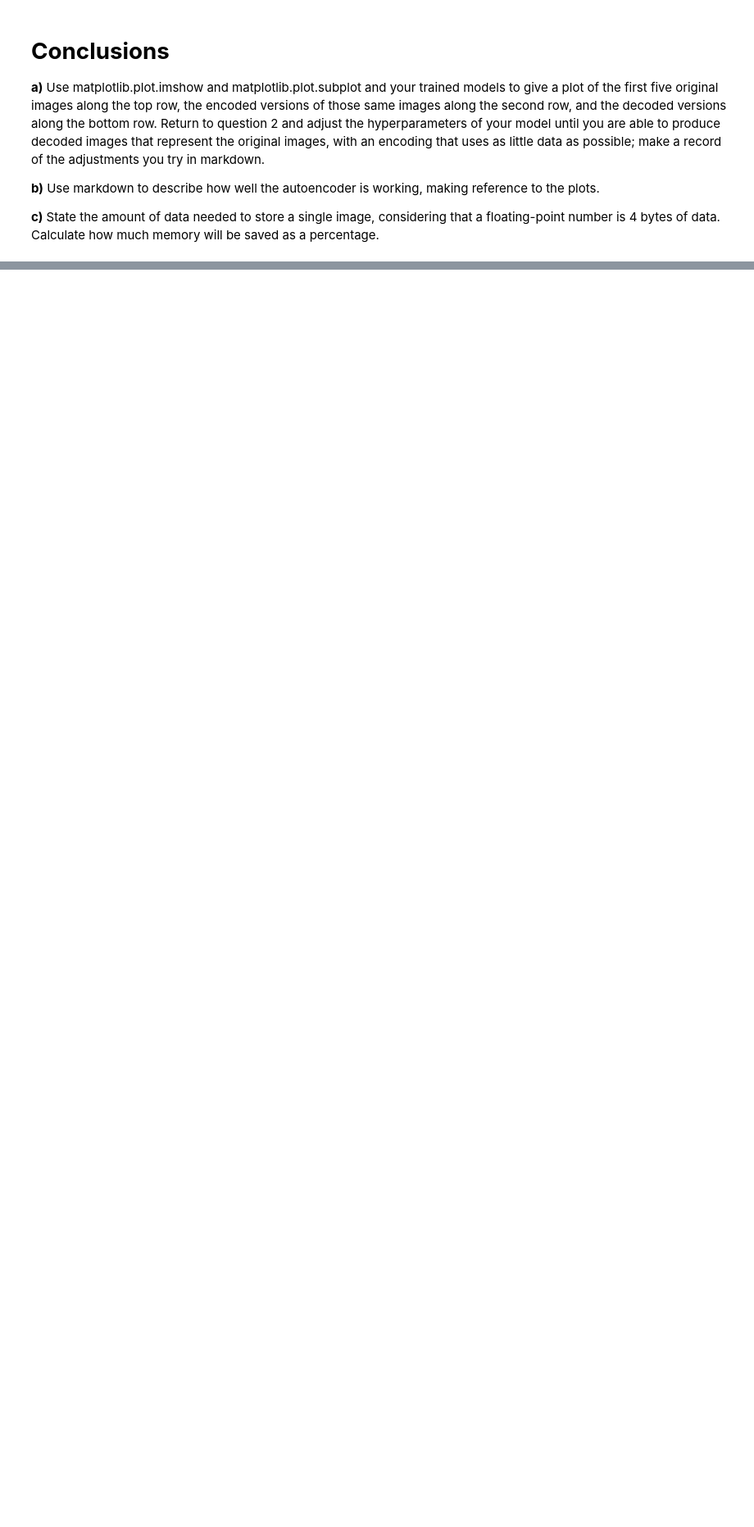
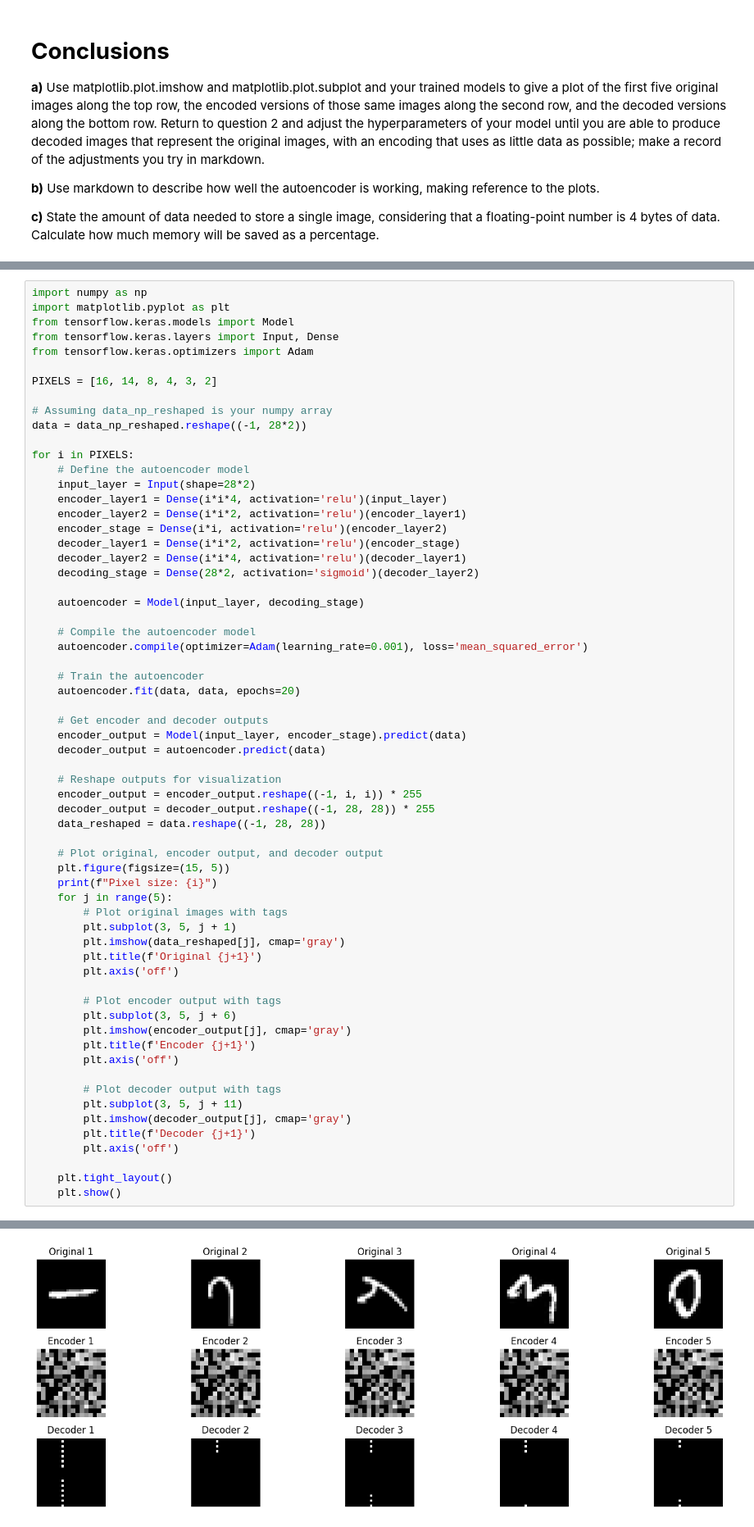
Before and after one commit to Fcazarez/RRC3_UML_Ass5_Autoencoders, a Jupyter notebook: UML_Ass5_Autoencoders_0378585_Felix_Cazarez.ipynb, the cells around one changed output, grey strips where cells are left out. Shown at 82% size. Cells and saved outputs as stored; diff of their text form; blank space fills up the shorter version.

```diff
--- a/UML_Ass5_Autoencoders_0378585_Felix_Cazarez.ipynb
+++ b/UML_Ass5_Autoencoders_0378585_Felix_Cazarez.ipynb
@@ -233,0 +243,64 @@ plt.show()
+# %%
+import numpy as np
+import matplotlib.pyplot as plt
+from tensorflow.keras.models import Model
+from tensorflow.keras.layers import Input, Dense
+from tensorflow.keras.optimizers import Adam
+
+PIXELS = [16, 14, 8, 4, 3, 2]
+
+# Assuming data_np_reshaped is your numpy array
+data = data_np_reshaped.reshape((-1, 28*2))
+
+for i in PIXELS:
+    # Define the autoencoder model
+    input_layer = Input(shape=28*2)
+    encoder_layer1 = Dense(i*i*4, activation='relu')(input_layer)
+    encoder_layer2 = Dense(i*i*2, activation='relu')(encoder_layer1)
+    encoder_stage = Dense(i*i, activation='relu')(encoder_layer2)
+    decoder_layer1 = Dense(i*i*2, activation='relu')(encoder_stage)
+    decoder_layer2 = Dense(i*i*4, activation='relu')(decoder_layer1)
+    decoding_stage = Dense(28*2, activation='sigmoid')(decoder_layer2)
+
+    autoencoder = Model(input_layer, decoding_stage)
+
+    # Compile the autoencoder model
+    autoencoder.compile(optimizer=Adam(learning_rate=0.001), loss='mean_squared_error')
+
+    # Train the autoencoder
+    autoencoder.fit(data, data, epochs=20)
+
+    # Get encoder and decoder outputs
+    encoder_output = Model(input_layer, encoder_stage).predict(data)
+    decoder_output = autoencoder.predict(data)
+
+    # Reshape outputs for visualization
+    encoder_output = encoder_output.reshape((-1, i, i)) * 255
+    decoder_output = decoder_output.reshape((-1, 28, 28)) * 255
+    data_reshaped = data.reshape((-1, 28, 28))
+
+    # Plot original, encoder output, and decoder output
+    plt.figure(figsize=(15, 5))
+    print(f"Pixel size: {i}")
+    for j in range(5):
+        # Plot original images with tags
+        plt.subplot(3, 5, j + 1)
+        plt.imshow(data_reshaped[j], cmap='gray')
+        plt.title(f'Original {j+1}')
+        plt.axis('off')
+
+        # Plot encoder output with tags
+        plt.subplot(3, 5, j + 6)
+        plt.imshow(encoder_output[j], cmap='gray')
+        plt.title(f'Encoder {j+1}')
+        plt.axis('off')
+
+        # Plot decoder output with tags
+        plt.subplot(3, 5, j + 11)
+        plt.imshow(decoder_output[j], cmap='gray')
+        plt.title(f'Decoder {j+1}')
+        plt.axis('off')
+
+    plt.tight_layout()
+    plt.show()
+# %% [output]
@@ -233,0 +324 @@ plt.show()
+[figure, added]
```
Also changed, not shown: parts of 12 cells of this notebook.
